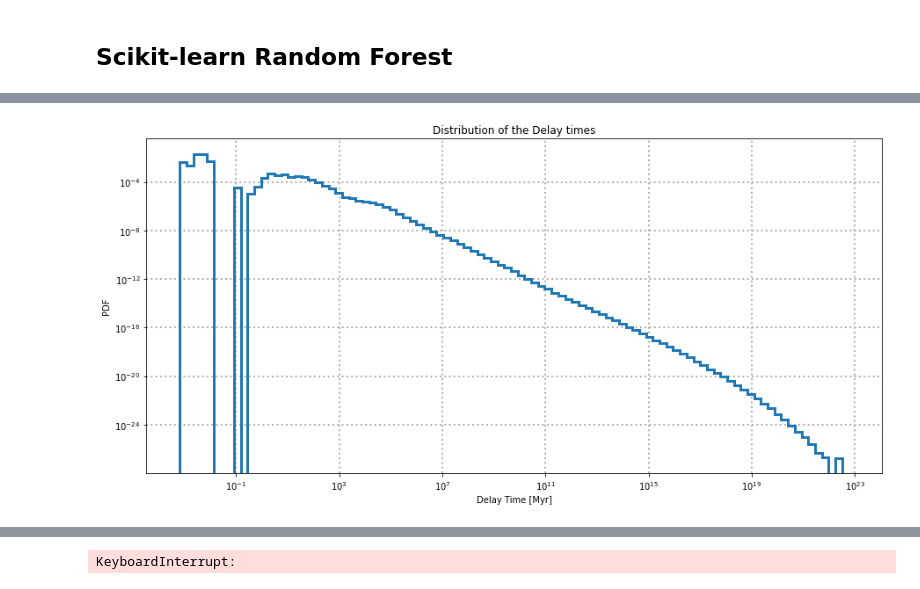
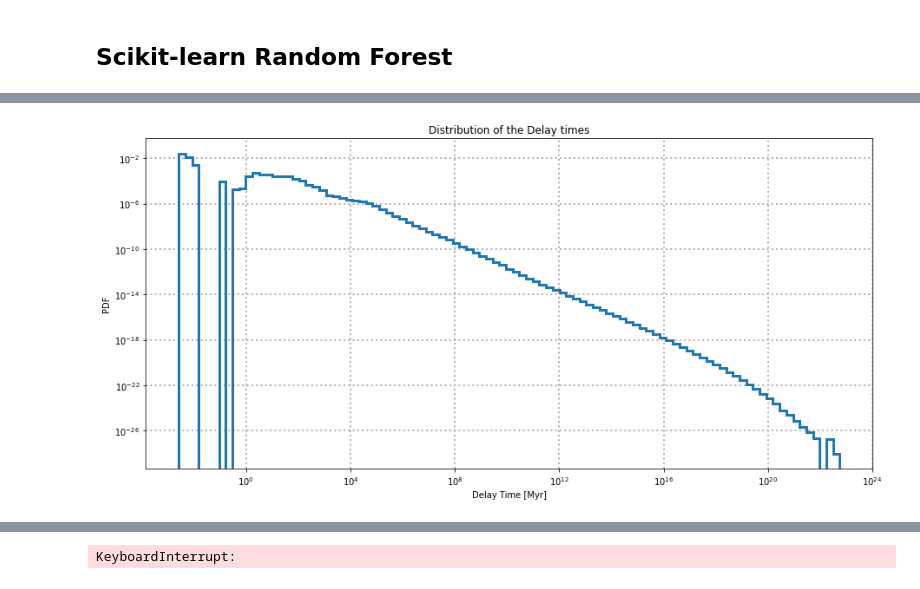
Before and after one commit to Bahadoram/Delay-Time-Dist.-of-Compact-Binary-Objects, a Jupyter notebook: random_forest.ipynb, the cells around one changed output, grey strips where cells are left out. Cells and saved outputs as stored; diff of their text form; code cells hidden in the pictures.

```diff
--- a/random_forest.ipynb
+++ b/random_forest.ipynb
@@ -28,3 +26,23 @@ n_threads=multiprocessing.cpu_count()
 from wurlitzer import sys_pipes
 
 import warnings
+# %%
+def plot_hist(Y, nbins):
+    fig, ax = plt.subplots(figsize=(15,7))
+
+    #b = np.histogram_bin_edges(BHBH[(BHBH.Delay_Time<1e18)].Delay_Time, bins='rice') # does not work with bind='fd'
+    b = np.logspace(np.log10(min(Y)), np.log10(max(Y)), nbins)
+    entries, edges, _ = ax.hist(Y_pred, bins=b, density=True, histtype='step', lw=3)
+
+    # calculate bin centers
+    bin_centers = 0.5 * (edges[:-1] + edges[1:])
+
+    ax.set_xscale('log')
+    ax.set_yscale('log')
+
+    ax.set_title('Distribution of the Delay times')
+    ax.set_xlabel('Delay Time [Myr]')
+    ax.set_ylabel('PDF')
+    ax.grid(ls='dotted', lw=2)
+
+    plt.show()
@@ -181,19 +184,4 @@ ax.grid(ls='dotted', lw=2)
-# %%
-fig, ax = plt.subplots(figsize=(15,7))
-
-#b = np.histogram_bin_edges(BHBH[(BHBH.Delay_Time<1e18)].Delay_Time, bins='rice') # does not work with bind='fd'
-b = np.logspace(np.log10(min(Y_test)), np.log10(max(Y_test)), 100)
-entries, edges, _ = ax.hist(Y_test, bins=b, density=True, histtype='step', lw=3)
-
-# calculate bin centers
-bin_centers = 0.5 * (edges[:-1] + edges[1:])
-
-ax.set_xscale('log')
-ax.set_yscale('log')
-
-ax.set_title('Distribution of the Delay times')
-ax.set_xlabel('Delay Time [Myr]')
-ax.set_ylabel('PDF')
-ax.grid(ls='dotted', lw=2)
-# %% [output]
-[figure, removed]
+# %%
+plot_hist(Y_pred, 100)
+# %% [output]
+[figure, added]
```
Also changed, not shown: parts of 19 cells of this notebook.
